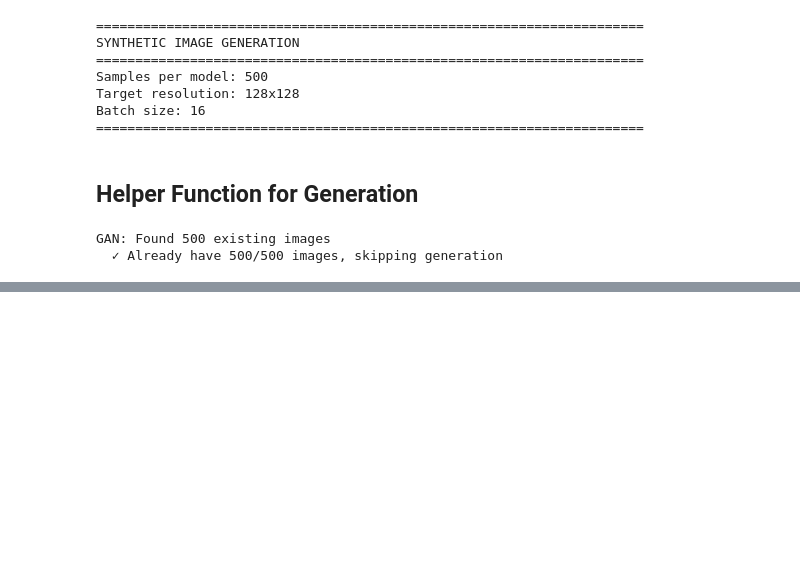
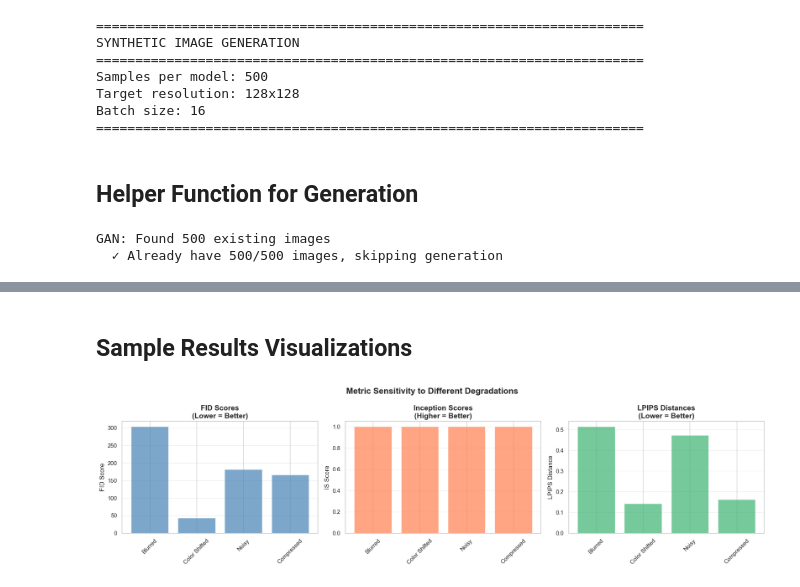
Before and after one commit to mrakelinggar/ai-stuffs, a Jupyter notebook: synthetic_image_eval/Synthetic Image Evaluation.ipynb, the cells around one changed output, grey strips where cells are left out. Cells and saved outputs as stored; diff of their text form; code cells hidden in the pictures; blank space fills up the shorter version.

```diff
--- a/synthetic_image_eval/Synthetic Image Evaluation.ipynb
+++ b/synthetic_image_eval/Synthetic Image Evaluation.ipynb
@@ -582,0 +960,41 @@ Diffusion: Generating 244 remaining images...
+# %% [markdown]
+## Sample Results Visualizations
+# %%
+# Prepare data for visualization
+degradation_names = list(degradations.keys())
+fid_scores = [fid_results.get(name, 0) for name in degradation_names]
+is_scores = [is_results.get(name, 0) for name in degradation_names]
+lpips_scores = [lpips_results.get(name, 0) for name in degradation_names]
+
+# Create comparison visualization
+fig, axes = plt.subplots(1, 3, figsize=(18, 5))
+
+# FID Bar Chart
+axes[0].bar(degradation_names, fid_scores, color='steelblue', alpha=0.7)
+axes[0].set_title('FID Scores\n(Lower = Better)', fontsize=14, fontweight='bold')
+axes[0].set_ylabel('FID Score', fontsize=12)
+axes[0].tick_params(axis='x', rotation=45)
+axes[0].grid(axis='y', alpha=0.3)
+
+# IS Bar Chart
+axes[1].bar(degradation_names, is_scores, color='coral', alpha=0.7)
+axes[1].set_title('Inception Scores\n(Higher = Better)', fontsize=14, fontweight='bold')
+axes[1].set_ylabel('IS Score', fontsize=12)
+axes[1].tick_params(axis='x', rotation=45)
+axes[1].grid(axis='y', alpha=0.3)
+
+# LPIPS Bar Chart
+axes[2].bar(degradation_names, lpips_scores, color='mediumseagreen', alpha=0.7)
+axes[2].set_title('LPIPS Distances\n(Lower = Better)', fontsize=14, fontweight='bold')
+axes[2].set_ylabel('LPIPS Distance', fontsize=12)
+axes[2].tick_params(axis='x', rotation=45)
+axes[2].grid(axis='y', alpha=0.3)
+
+plt.suptitle('Metric Sensitivity to Different Degradations', fontsize=16, fontweight='bold')
+plt.tight_layout()
+
+metrics_vis_path = PROJECT_DIR / 'toy_example_metrics.png'
+plt.savefig(metrics_vis_path, bbox_inches='tight', dpi=150)
+plt.show()
+# %% [output]
+[figure, added]
```
Also changed, not shown: parts of 17 cells of this notebook, 1 other file.
